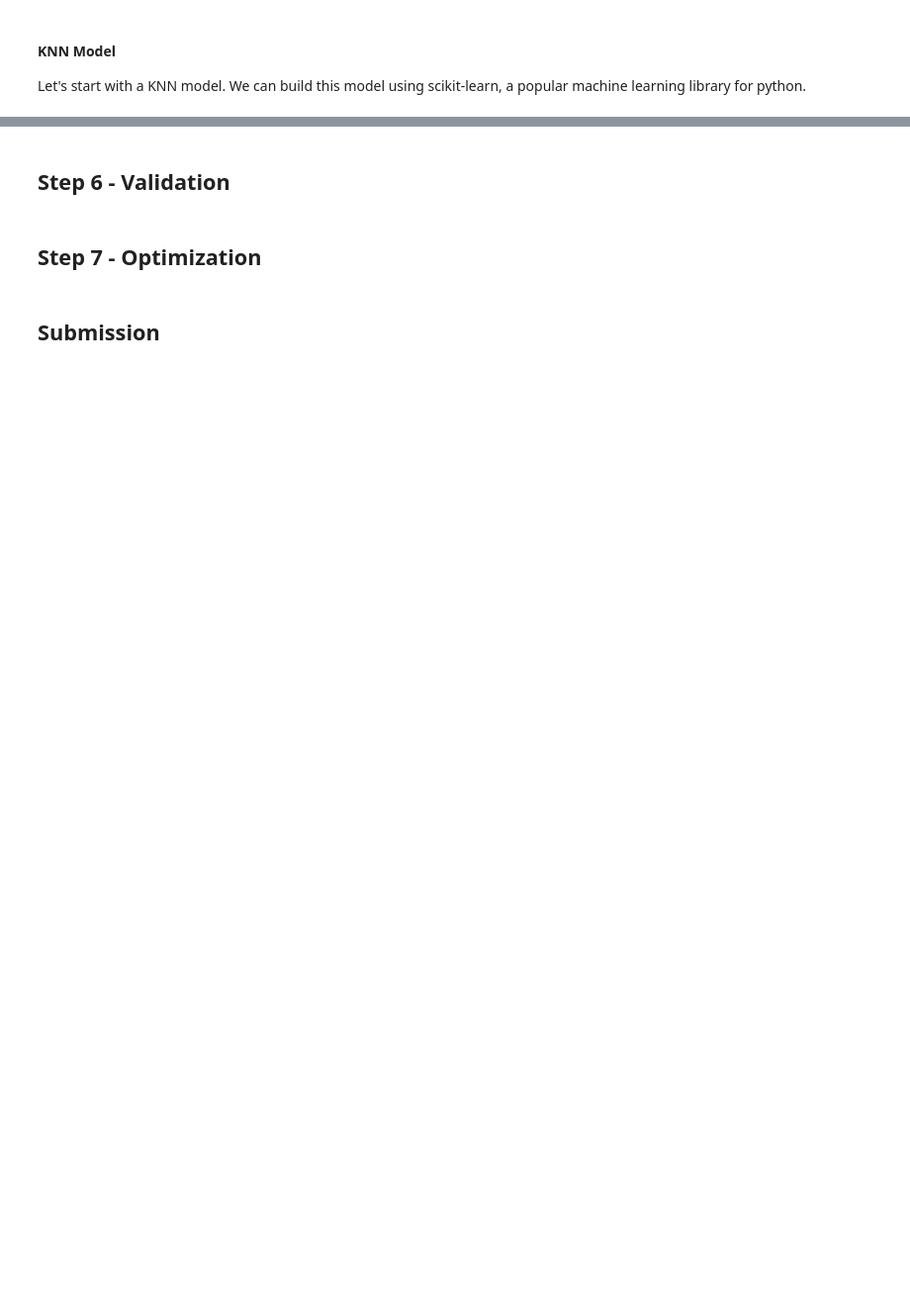
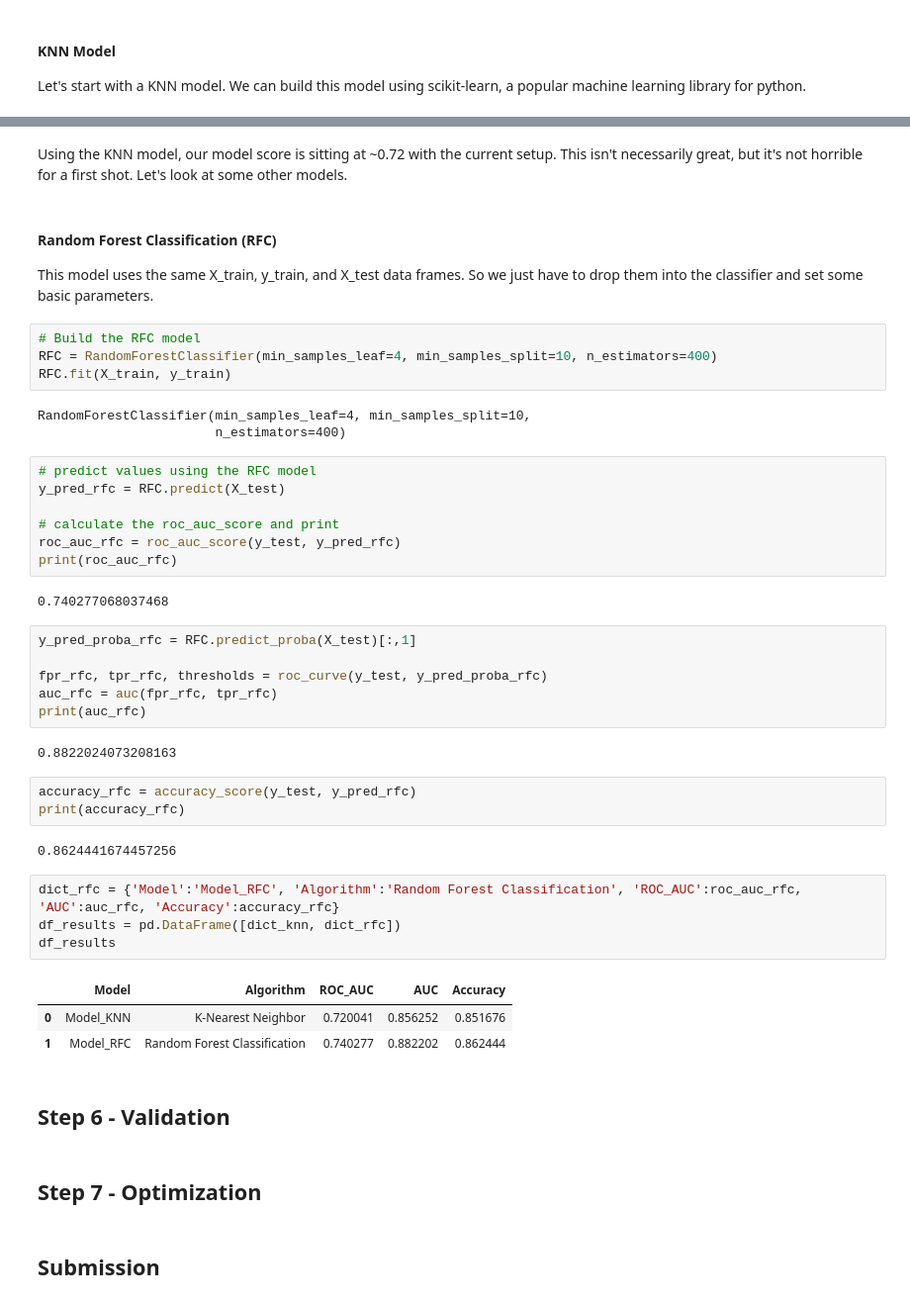
Before and after one commit to G-Emmen/DataScienceProjects, a Jupyter notebook: binary-classification-for-bank-churn-ge-notebook.ipynb, the cells around one changed output, grey strips where cells are left out. Shown at 99% size. Cells and saved outputs as stored; diff of their text form; blank space fills up the shorter version.

Commit message:
Kaggle Notebook | Binary Classification for Bank Churn - GE Notebook | V11 - Adding KNN and updating RFC parameters

```diff
--- a/binary-classification-for-bank-churn-ge-notebook.ipynb
+++ b/binary-classification-for-bank-churn-ge-notebook.ipynb
@@ -418,3 +474,46 @@ print("Accuracy:", accuracy)
+# %% [markdown]
+Using the KNN model, our model score is sitting at ~0.72 with the current setup. This isn't necessarily great, but it's not horrible for a first shot. Let's look at some other models.
+# %% [markdown]
+#### Random Forest Classification (RFC)
+
+This model uses the same X_train, y_train, and X_test data frames. So we just have to drop them into the classifier and set some basic parameters.
+# %%
+# Build the RFC model
+RFC = RandomForestClassifier(min_samples_leaf=4, min_samples_split=10, n_estimators=400)
+RFC.fit(X_train, y_train)
+# %% [output]
+RandomForestClassifier(min_samples_leaf=4, min_samples_split=10,
+                       n_estimators=400)
+# %%
+# predict values using the RFC model
+y_pred_rfc = RFC.predict(X_test)
+
+# calculate the roc_auc_score and print
+roc_auc_rfc = roc_auc_score(y_test, y_pred_rfc)
+print(roc_auc_rfc)
+# %% [output]
+0.740277068037468
+# %%
+y_pred_proba_rfc = RFC.predict_proba(X_test)[:,1]
+
+fpr_rfc, tpr_rfc, thresholds = roc_curve(y_test, y_pred_proba_rfc)
+auc_rfc = auc(fpr_rfc, tpr_rfc)
+print(auc_rfc)
+# %% [output]
+0.8822024073208163
+# %%
+accuracy_rfc = accuracy_score(y_test, y_pred_rfc)
+print(accuracy_rfc)
+# %% [output]
+0.8624441674457256
+# %%
+dict_rfc = {'Model':'Model_RFC', 'Algorithm':'Random Forest Classification', 'ROC_AUC':roc_auc_rfc, 'AUC':auc_rfc, 'Accuracy':accuracy_rfc}
+df_results = pd.DataFrame([dict_knn, dict_rfc])
+df_results
+# %% [output]
+|  | Model | Algorithm | ROC_AUC | AUC | Accuracy |
+| 0 | Model_KNN | K-Nearest Neighbor | 0.720041 | 0.856252 | 0.851676 |
+| 1 | Model_RFC | Random Forest Classification | 0.740277 | 0.882202 | 0.862444 |
 # %% [markdown]
 ## Step 6 - Validation
 # %% [markdown]
```
Also changed, not shown: parts of 18 cells of this notebook.
